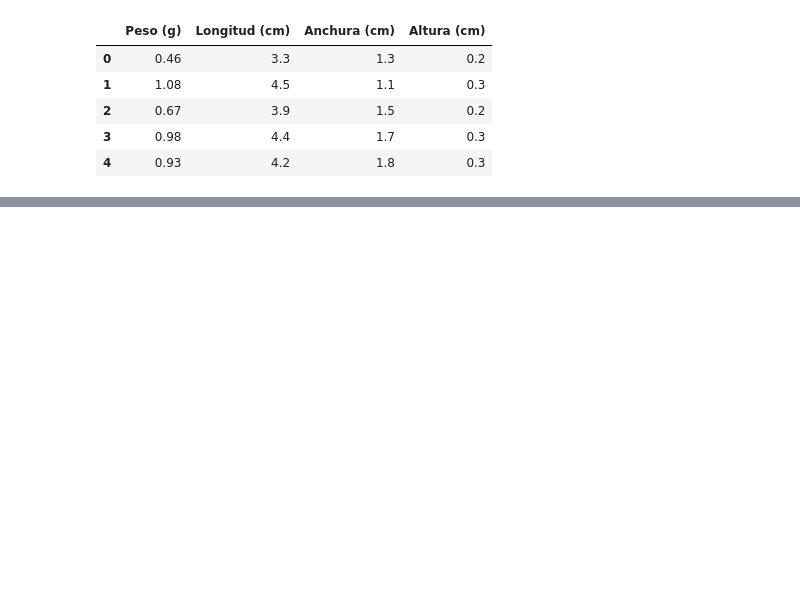
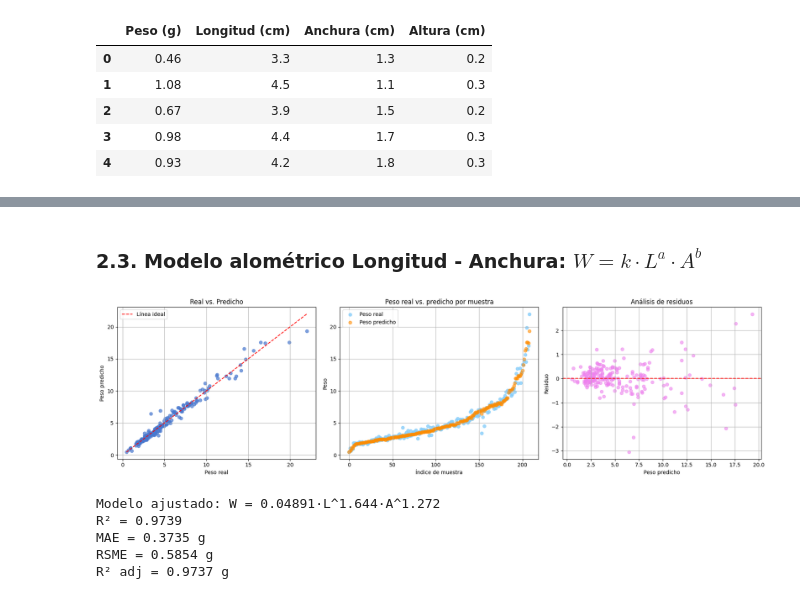
Before and after one commit to jalosu/FLATCLASS, a Jupyter notebook: content/01/Coeficientes.ipynb, the cells around one changed output, grey strips where cells are left out. Drawn from its saved outputs; the diff is of its cells as text; code cells hidden in the pictures; blank space fills up the shorter version.

```diff
--- a/content/01/Coeficientes.ipynb
+++ b/content/01/Coeficientes.ipynb
@@ -196,3 +269,69 @@ R² = 0.9733
 MAE = 0.3734 g
 RSME = 0.5925 g
 R² adj = 0.9732 g
+# %% [markdown]
+### 2.3. Modelo alométrico Longitud - Anchura: $W=k \cdot L^a \cdot A^b$
+# %%
+def alometric_LA_model(X, k, a, b):
+    L, A = X
+    return k * (L**a) * (A**b)
+
+params_la, _ = curve_fit(alometric_LA_model, (L, A), W)
+k,a,b = params_la
+W_pred_la = alometric_LA_model((L, A), k,a,b)
+r2_la = r2_score(W, W_pred_la)
+r2_adj_la = 1 - (1 - r2_la) * (n - 1) / (n - 2 - 1)
+rmse_la = np.sqrt(mean_squared_error(W, W_pred_la))
+mae_la = mean_absolute_error(W, W_pred_la)
+
+# Índices y residuos
+indices = np.arange(len(W))
+residuos = W - W_pred_la
+
+# Crear la figura con 3 subplots
+fig, axs = plt.subplots(1, 3, figsize=(18, 5))
+
+
+# === 1. Peso real vs. Peso predicho ===
+axs[0].scatter(W, W_pred_la, alpha=0.7)
+axs[0].plot([min(W), max(W)], [min(W), max(W)], 'r--', label='Línea ideal')
+axs[0].set_xlabel('Peso real')
+axs[0].set_ylabel('Peso predicho')
+axs[0].set_title(f'Real vs. Predicho')
+axs[0].legend()
+axs[0].grid(True)
+
+# === 2. Comparación por índice ===
+axs[1].scatter(indices, W, color=CSS4_COLORS['lightskyblue'], label='Peso real', alpha=0.8)
+axs[1].scatter(indices, W_pred_la, color=CSS4_COLORS['darkorange'], label='Peso predicho', alpha=0.6)
+axs[1].set_xlabel('Índice de muestra')
+axs[1].set_ylabel('Peso')
+axs[1].set_title('Peso real vs. predicho por muestra')
+axs[1].legend()
+axs[1].grid(True)
+
+# === 3. Gráfico de residuos ===
+axs[2].scatter(W_pred_la, residuos, alpha=0.6, color=CSS4_COLORS['violet'])
+axs[2].axhline(0, color='red', linestyle='--')
+axs[2].set_xlabel('Peso predicho')
+axs[2].set_ylabel('Residuo')
+axs[2].set_title('Análisis de residuos')
+axs[2].grid(True)
+
+# Ajustar diseño y mostrar
+plt.tight_layout()
+plt.show()
+
+# Resultados del ajuste
+print(f"Modelo ajustado: W = {k:.5f}·L^{a:.3f}·A^{b:.3f}")
+print(f"R² = {r2_la:.4f}")
+print(f"MAE = {mae_la:.4f} g")
+print(f"RSME = {rmse_la:.4f} g")
+print(f"R² adj = {r2_adj_la:.4f} g")
+# %% [output]
+[figure, added]
+Modelo ajustado: W = 0.04891·L^1.644·A^1.272
+R² = 0.9739
+MAE = 0.3735 g
+RSME = 0.5854 g
+R² adj = 0.9737 g
```
Also changed, not shown: parts of 15 cells of this notebook, 7 other files.
